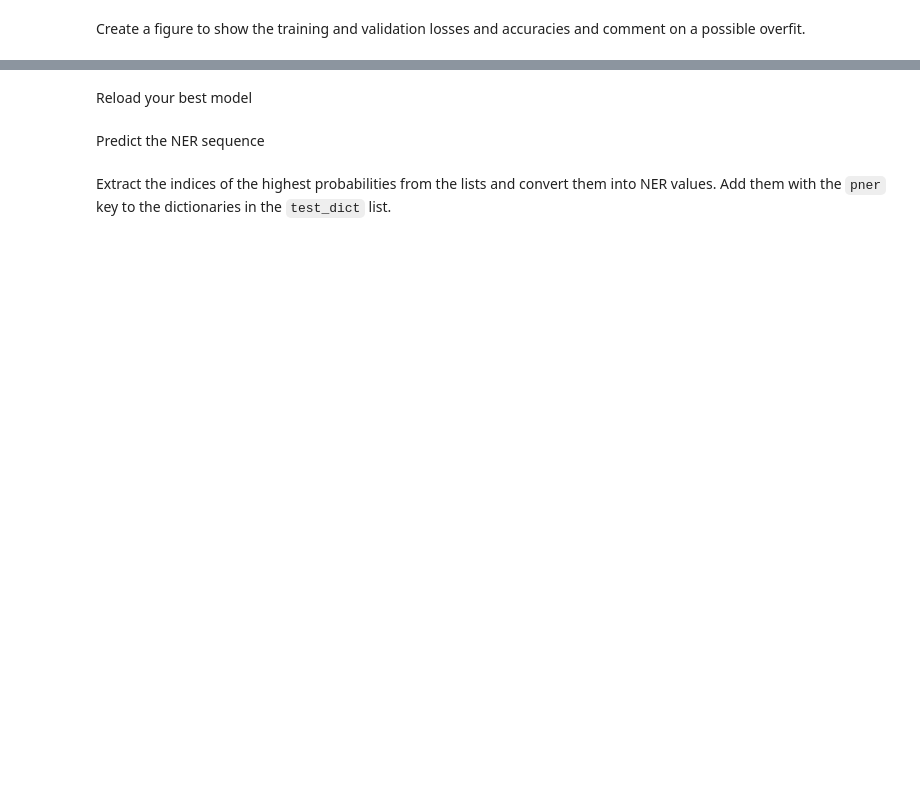
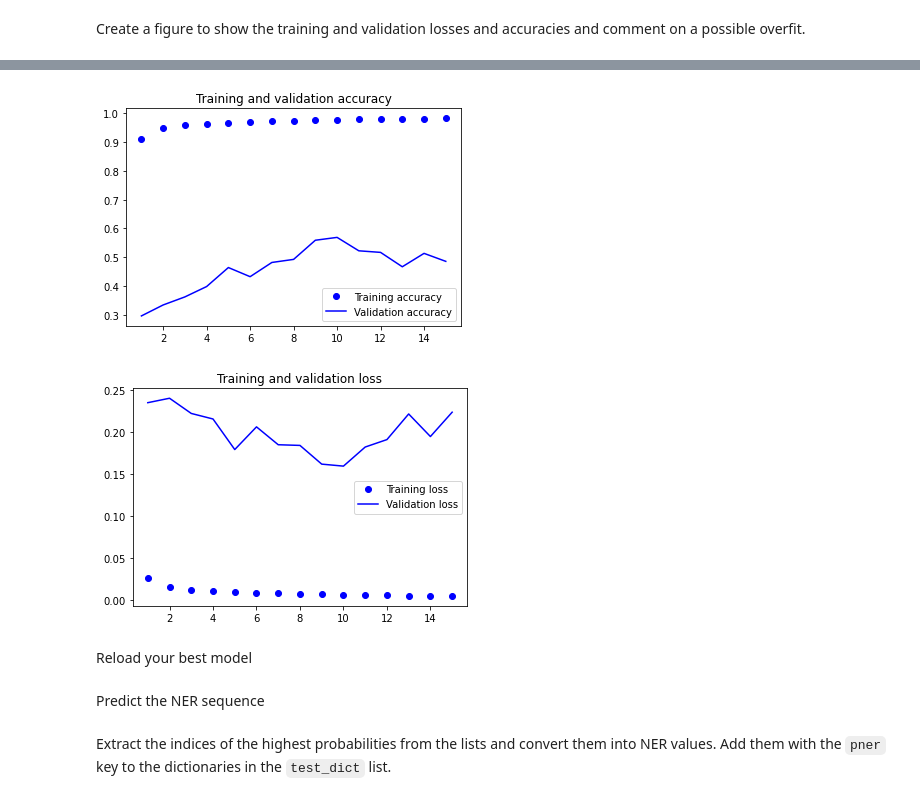
Before and after one commit to filipkalkan/EDAN95, a Jupyter notebook: lab_6/4.0-ner_students.ipynb, the cells around one changed output, grey strips where cells are left out. Drawn from its saved outputs; the diff is of its cells as text; code cells hidden in the pictures; blank space fills up the shorter version.

```diff
--- a/lab_6/4.0-ner_students.ipynb
+++ b/lab_6/4.0-ner_students.ipynb
@@ -832,7 +946,20 @@ baseline_score
+# %%
+# Write your code
+model2 = keras.Sequential(
+    [
+        layers.Embedding(402597,100, embeddings_initializer=keras.initializers.Constant(
+        value=embedding_matrix), mask_zero=True),
+        layers.Dropout(0.4),
+        layers.Bidirectional(layers.LSTM(100, return_sequences=True)),
+        layers.Dropout(0.3),
+        layers.Dense(10, activation="softmax"),
+    ]
+)
 # %% [markdown]
 Compile it
 # %%
 # Write your code
+model2.compile(optimizer="rmsprop", loss="categorical_crossentropy", metrics=["accuracy"])
 # %%
 model2.summary()
 # %% [output]
@@ -861,5 +986,11 @@ Write a callback to store your best model. Call it `lstm.keras`
 # %%
 # Write your code
 from tensorflow import keras
+callbacks = [
+    keras.callbacks.ModelCheckpoint(
+        filepath="lstm1.keras",
+        save_best_only=True,
+        monitor="val_loss")
+]
 # %% [markdown]
 Fit your model
@@ -885,0 +997,8 @@ Epoch 15/15
+# %%
+# Write your code
+history = model2.fit(
+    X_train_padded, Y_train_padded_vectorized,
+    epochs=15,
+    validation_data=(X_dev_padded, Y_dev_padded_vectorized),
+    callbacks=callbacks,
+    )
@@ -893,3 +1025,23 @@ Create a figure to show the training and validation losses and accuracies and co
+# %%
+# Write your code
+accuracy = history.history["accuracy"]
+val_accuracy = history.history["val_accuracy"]
+loss = history.history["loss"]
+val_loss = history.history["val_loss"]
+epochs = range(1, len(loss) + 1)
+plt.plot(epochs, accuracy, "bo", label="Training accuracy")
+plt.plot(epochs, val_accuracy, "b", label="Validation accuracy")
+plt.title("Training and validation accuracy")
+plt.legend()
+plt.figure()
+plt.plot(epochs, loss, "bo", label="Training loss")
+plt.plot(epochs, val_loss, "b", label="Validation loss")
+plt.title("Training and validation loss")
+plt.legend()
+plt.show()
+# %% [output]
+[figure, added]
+[figure, added]
 # %% [markdown]
 Reload your best model
 # %%
```
Also changed, not shown: parts of 42 cells of this notebook.
